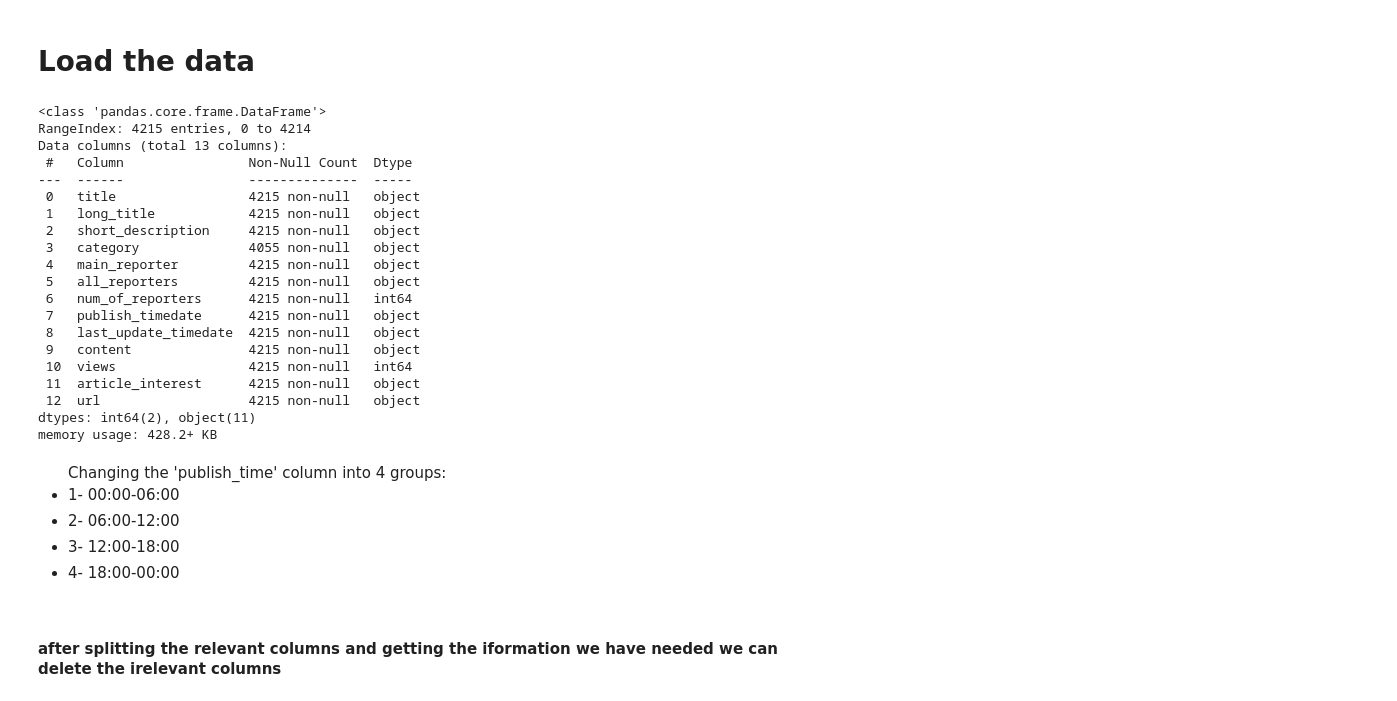
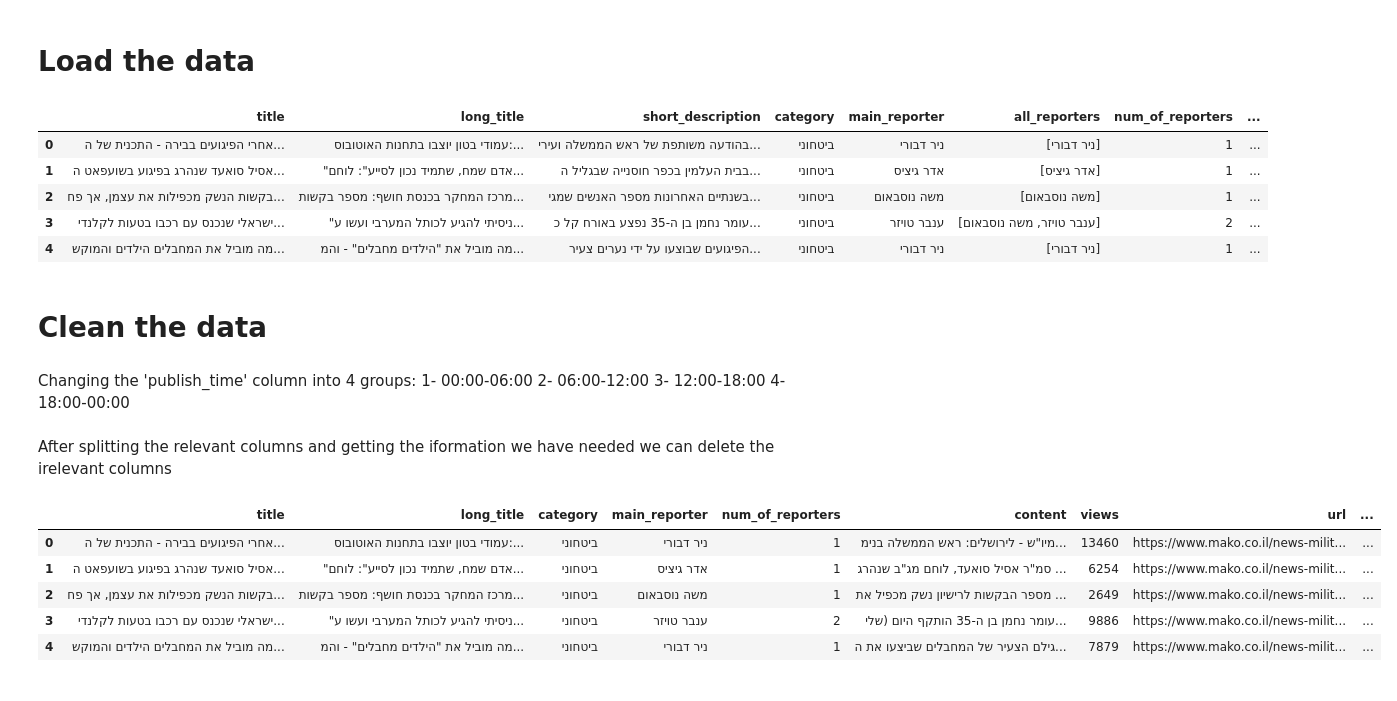
Before and after one commit to GShir97/DataScienceProject, a Jupyter notebook: data_analysis.ipynb, the cells around one changed output. Cells and saved outputs as stored; diff of their text form; code cells hidden in the pictures.

```diff
--- a/data_analysis.ipynb
+++ b/data_analysis.ipynb
@@ -15,27 +17,14 @@ df = pd.DataFrame(articles_list)
 # %%
-df
 df.info()
 # %% [output]
-<class 'pandas.core.frame.DataFrame'>
-RangeIndex: 4215 entries, 0 to 4214
-Data columns (total 13 columns):
- #   Column                Non-Null Count  Dtype
----  ------                --------------  -----
- 0   title                 4215 non-null   object
- 1   long_title            4215 non-null   object
- 2   short_description     4215 non-null   object
- 3   category              4055 non-null   object
- 4   main_reporter         4215 non-null   object
- 5   all_reporters         4215 non-null   object
- 6   num_of_reporters      4215 non-null   int64
- 7   publish_timedate      4215 non-null   object
- 8   last_update_timedate  4215 non-null   object
- 9   content               4215 non-null   object
- 10  views                 4215 non-null   int64
- 11  article_interest      4215 non-null   object
- 12  url                   4215 non-null   object
-dtypes: int64(2), object(11)
-memory usage: 428.2+ KB
+|  | title | long_title | short_description | category | main_reporter | all_reporters | num_of_reporters | ... |
+| 0 | אחרי הפיגועים בבירה - התכנית של ה... | עמודי בטון יוצבו בתחנות האוטובוס:... | בהודעה משותפת של ראש הממשלה ועירי... | ביטחוני | ניר דבורי | [ניר דבורי] | 1 | ... |
+| 1 | אסיל סואעד שנהרג בפיגוע בשועפאט ה... | "אדם שמח, שתמיד נכון לסייע": לוחם... | בבית העלמין בכפר חוסנייה שבגליל ה... | ביטחוני | אדר גיציס | [אדר גיציס] | 1 | ... |
+| 2 | בקשות הנשק מכפילות את עצמן, אך פח... | מרכז המחקר בכנסת חושף: מספר בקשות... | בשנתיים האחרונות מספר האנשים שמגי... | ביטחוני | משה נוסבאום | [משה נוסבאום] | 1 | ... |
+| 3 | ישראלי שנכנס עם רכבו בטעות לקלנדי... | "ניסיתי להגיע לכותל המערבי ועשו ע... | עומר נחמן בן ה-35 נפצע באורח קל כ... | ביטחוני | ענבר טויזר | [ענבר טויזר, משה נוסבאום] | 2 | ... |
+| 4 | מה מוביל את המחבלים הילדים והמוקש... | מה מוביל את "הילדים מחבלים" - והמ... | הפיגועים שבוצעו על ידי נערים צעיר... | ביטחוני | ניר דבורי | [ניר דבורי] | 1 | ... |
+# %% [markdown]
+# Clean the data
 # %%
 df_cleaned = df.copy()
 
@@ -51,12 +40,11 @@ df_cleaned['publish_date'] = pd.to_datetime(df_cleaned['publish_date'])
 df_cleaned['publish_date_day'] = df_cleaned.publish_date.dt.day_name()
 df_cleaned['publish_time'] = pd.to_datetime(df_cleaned['publish_time'], format='%H:%M')
 # %% [markdown]
-<ul>
 Changing the 'publish_time' column into 4 groups:
-<li> 1- 00:00-06:00</li>
-<li> 2- 06:00-12:00</li>
-<li> 3- 12:00-18:00</li>
-<li> 4- 18:00-00:00</li><ul>
+1- 00:00-06:00</li>
+2- 06:00-12:00</li>
+3- 12:00-18:00</li>
+4- 18:00-00:00</li>
 # %%
 # define the bin edges for the groups
 bin_edges = [pd.to_datetime('00:00', format='%H:%M'), pd.to_datetime('06:00', format='%H:%M'), pd.to_datetime('12:00', format='%H:%M'), pd.to_datetime('18:00', format='%H:%M'), pd.to_datetime('23:59', format='%H:%M')]
@@ -94,7 +82,7 @@ keyword ='אחד ביום'
 bool_index = df_cleaned['title'].str.contains(keyword)
 df_cleaned = df_cleaned[~bool_index]
 # %% [markdown]
-<h4> after splitting the relevant columns and getting the iformation we have needed we can delete the irelevant columns
+After splitting the relevant columns and getting the iformation we have needed we can delete the irelevant columns
 # %%
 df_cleaned = df_cleaned.drop('all_reporters', axis=1)
 df_cleaned=df_cleaned.drop('last_update_timedate', axis=1)
@@ -110 +100,10 @@ df_cleaned['not_interested'] = df_cleaned['not_interested'].astype(int)
+# %%
+df_cleaned.head()
+# %% [output]
+|  | title | long_title | category | main_reporter | num_of_reporters | content | views | url | ... |
+| 0 | אחרי הפיגועים בבירה - התכנית של ה... | עמודי בטון יוצבו בתחנות האוטובוס:... | ביטחוני | ניר דבורי | 1 | מיו"ש - לירושלים: ראש הממשלה בנימ... | 13460 | https://www.mako.co.il/news-milit... | ... |
+| 1 | אסיל סואעד שנהרג בפיגוע בשועפאט ה... | "אדם שמח, שתמיד נכון לסייע": לוחם... | ביטחוני | אדר גיציס | 1 | סמ"ר אסיל סואעד, לוחם מג"ב שנהרג ... | 6254 | https://www.mako.co.il/news-milit... | ... |
+| 2 | בקשות הנשק מכפילות את עצמן, אך פח... | מרכז המחקר בכנסת חושף: מספר בקשות... | ביטחוני | משה נוסבאום | 1 | מספר הבקשות לרישיון נשק מכפיל את ... | 2649 | https://www.mako.co.il/news-milit... | ... |
+| 3 | ישראלי שנכנס עם רכבו בטעות לקלנדי... | "ניסיתי להגיע לכותל המערבי ועשו ע... | ביטחוני | ענבר טויזר | 2 | עומר נחמן בן ה-35 הותקף היום (שלי... | 9886 | https://www.mako.co.il/news-milit... | ... |
+| 4 | מה מוביל את המחבלים הילדים והמוקש... | מה מוביל את "הילדים מחבלים" - והמ... | ביטחוני | ניר דבורי | 1 | גילם הצעיר של המחבלים שביצעו את ה... | 7879 | https://www.mako.co.il/news-milit... | ... |
 # %%
```
Also changed, not shown: parts of 4 cells of this notebook, 3 other files.
